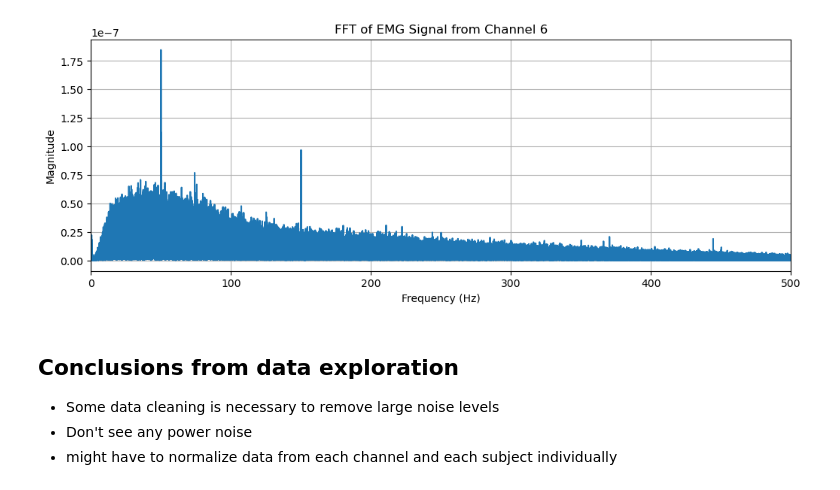
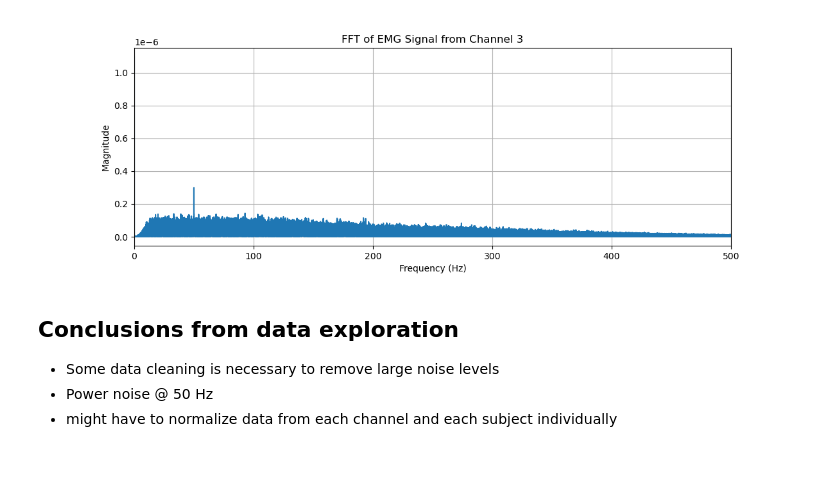
Before and after one commit to sumachinta/emg-gesture-classification-ninapro, a Jupyter notebook: notebooks/01_data_exploration.ipynb, the cells around one changed output. Drawn from its saved outputs; the diff is of its cells as text; code cells hidden in the pictures; blank space fills up the shorter version.

Commit message:
updated figures

```diff
--- a/notebooks/01_data_exploration.ipynb
+++ b/notebooks/01_data_exploration.ipynb
@@ -10,7 +11,7 @@ from utils.preprocess import load_ninapro_data
 # %%
 dataPath = parentDir / "data" / "raw" / "ninapro-db2"
 # %%
-subject_number = 3
+subject_number = 17
 exercise_number = 1
 # %%
 emg, stimulus, repetition, time, Fs = load_ninapro_data(subject_number=subject_number, exercise_number=exercise_number, dataPath=dataPath)
@@ -78,23 +108,23 @@ plt.show()
 # %%
 # Plot fft of a channel
-channel_to_plot = 5
+channel_to_plot = 2
 emg_channel = emg[:, channel_to_plot]
 n = len(emg_channel)
 emg_fft = np.fft.fft(emg_channel)
 emg_fft = np.abs(emg_fft[:n // 2]) * (2 / n)  # Normalize and take positive frequencies
 frequencies = np.fft.fftfreq(n, d=1/Fs)[:n // 2]
 plt.figure(figsize=(12, 4))
 plt.plot(frequencies, emg_fft)
 plt.title(f"FFT of EMG Signal from Channel {channel_to_plot + 1}")
 plt.xlabel("Frequency (Hz)")
 plt.ylabel("Magnitude")
 plt.grid()
 plt.xlim(0, 500)  # Limit x-axis to 500 Hz for better visualization
 plt.show()
 # %% [output]
-[figure, old version]
+[figure, new version]
 # %% [markdown]
 ## Conclusions from data exploration
 - Some data cleaning is necessary to remove large noise levels
-- Don't see any power noise
+- Power noise @ 50 Hz
 - might have to normalize data from each channel and each subject individually
```
Also changed, not shown: parts of 6 cells of this notebook, 8 other files.
